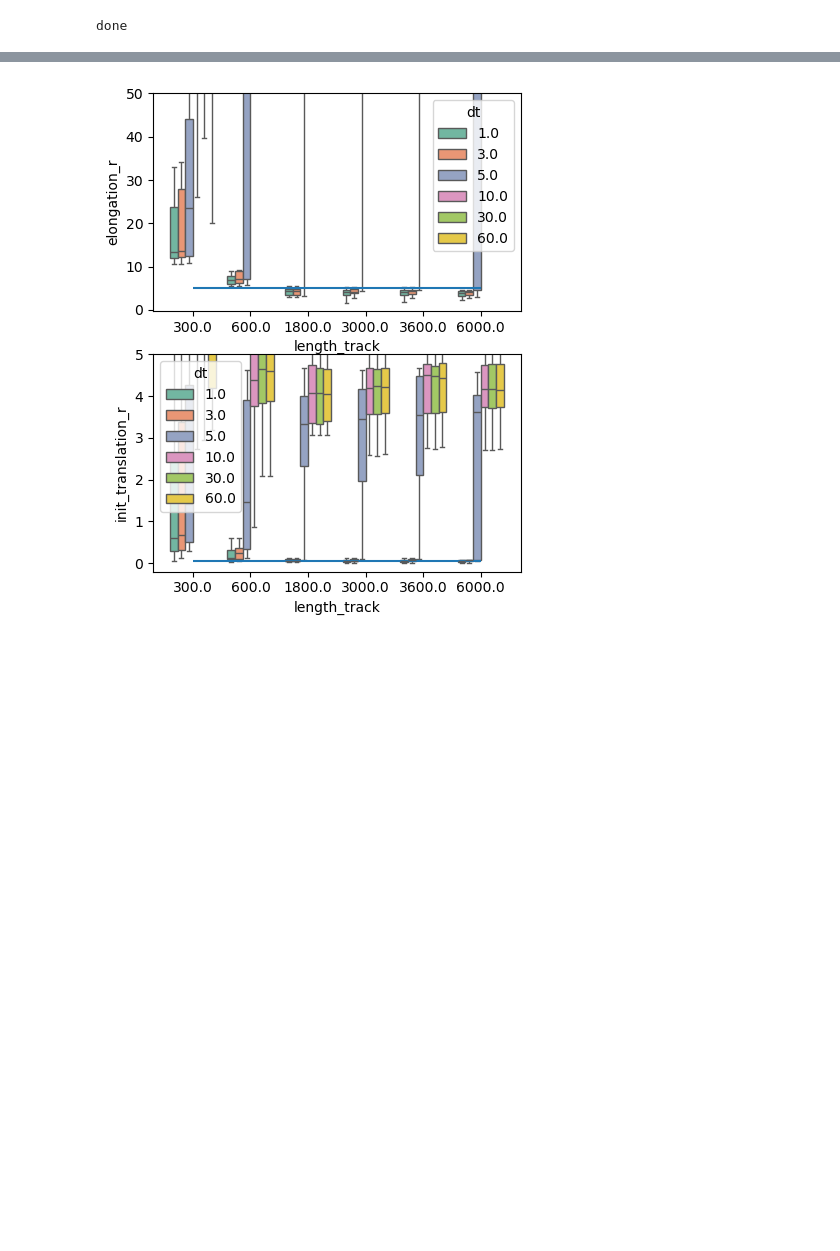
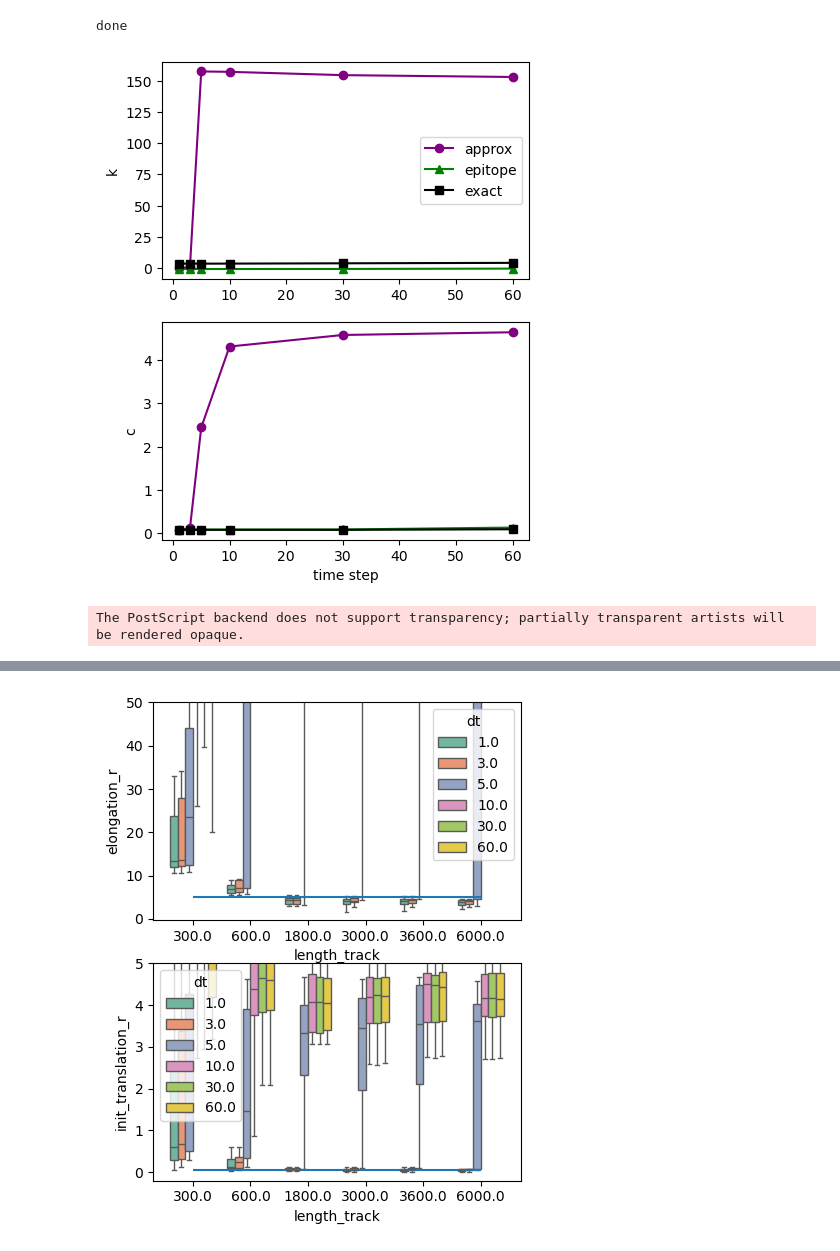
Before and after one commit to sophietheis/KineticAnalysis, a Jupyter notebook: notebook/old/20240605-Synthetic_datas_03-track_length.ipynb, the cells around one changed output, grey strips where cells are left out. Saved outputs shown, nothing was run; the diff lists cells and outputs as text; code cells hidden in the pictures; blank space fills up the shorter version.

```diff
--- a/notebook/old/20240605-Synthetic_datas_03-track_length.ipynb
+++ b/notebook/old/20240605-Synthetic_datas_03-track_length.ipynb
@@ -466,3 +465,42 @@ The PostScript backend does not support transparency; partially transparent arti
 print("done")
 # %% [output]
 done
+# %%
+import seaborn as sns
+
+k_input = 5
+c_input = 0.05
+
+markers = ["-o", "-^", "-s"]
+colors = ["purple", "green", "black"]
+fig, axes = plt.subplots(nrows=2)
+i=0
+for t in ["approx", "epitope", "exact"]:
+
+    results = pd.read_csv(os.path.join("/mnt/sda1/Sophie/2-KineticAnalysisData/2-Datas/05-Modelling/01-TrackLength",
+                                       "result_track_length_translation_rate_5_same_"+t+".csv"), index_col="Unnamed: 0")
+
+    results_crop = results[(results["length_track"]==800)]
+
+
+    axes[0].plot(results_crop.groupby("dt").mean().index,
+                    results_crop.groupby("dt").median()["elongation_r"].to_numpy()-k_input, markers[i], c=colors[i], label=t)
+
+
+    axes[1].plot(results_crop.groupby("dt").mean().index,
+                    results_crop.groupby("dt").median()["init_translation_r"].to_numpy()-c_input, markers[i], c=colors[i], label=t)
+    i+=1
+
+# axes[0].set_xlabel("time step")
+axes[0].set_ylabel("k")
+
+axes[1].set_xlabel("time step")
+axes[1].set_ylabel("c")
+
+fig.set_size_inches(2.37*2,6.21)
+axes[0].legend()
+plt.show()
+fig.savefig(os.path.join(path_save, "Fig2_dt_800sec.eps"), dpi=300)
+# %% [output]
+[figure, added]
+The PostScript backend does not support transparency; partially transparent artists will be rendered opaque.
```
Also changed, not shown: parts of 4 cells of this notebook, 5 other files.
